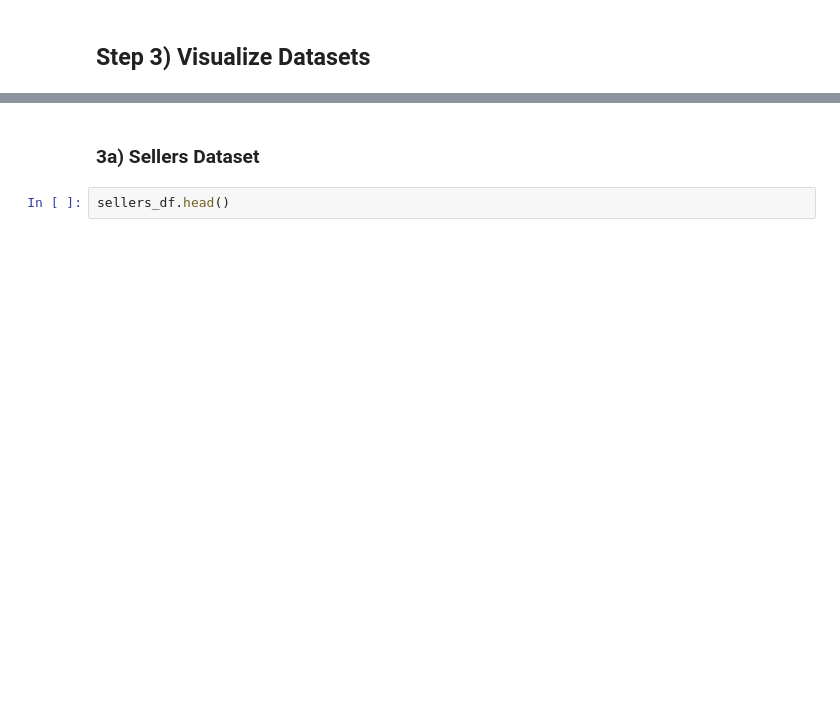
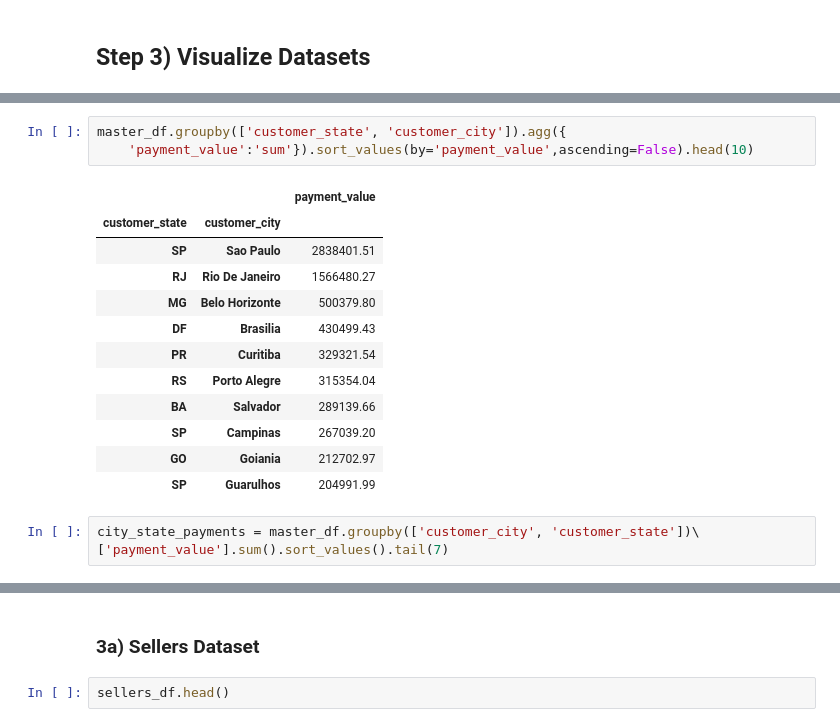
Before and after one commit to RossReisman/Data-Analyst-Portfolio, a Jupyter notebook: Python/brazil/brazil.ipynb, the cells around one changed output, grey strips where cells are left out. Saved outputs shown, nothing was run; the diff lists cells and outputs as text; blank space fills up the shorter version.

```diff
--- a/Python/brazil/brazil.ipynb
+++ b/Python/brazil/brazil.ipynb
@@ -1925,0 +2057,19 @@ SyntaxError: invalid syntax (<ipython-input-162-28df268763c5>, line 1)
+# %%
+master_df.groupby(['customer_state', 'customer_city']).agg({
+    'payment_value':'sum'}).sort_values(by='payment_value',ascending=False).head(10)
+# %% [output]
+|  |  | payment_value |
+| customer_state | customer_city |  |
+| SP | Sao Paulo | 2838401.51 |
+| RJ | Rio De Janeiro | 1566480.27 |
+| MG | Belo Horizonte | 500379.80 |
+| DF | Brasilia | 430499.43 |
+| PR | Curitiba | 329321.54 |
+| RS | Porto Alegre | 315354.04 |
+| BA | Salvador | 289139.66 |
+| SP | Campinas | 267039.20 |
+| GO | Goiania | 212702.97 |
+| SP | Guarulhos | 204991.99 |
+# %%
+city_state_payments = master_df.groupby(['customer_city', 'customer_state'])\
+['payment_value'].sum().sort_values().tail(7)
```
Also changed, not shown: parts of 55 cells of this notebook.
